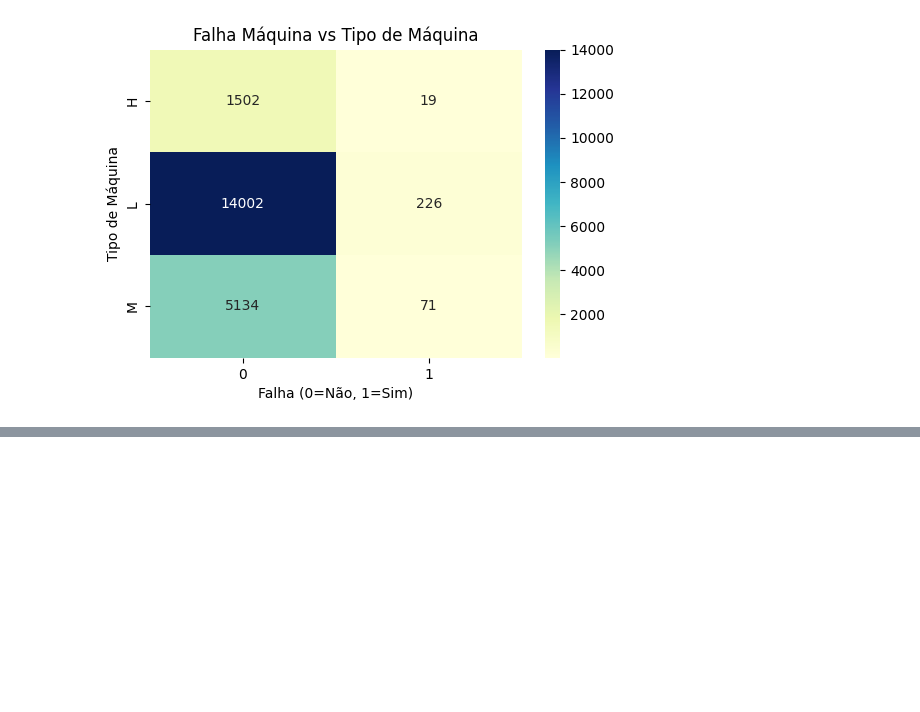
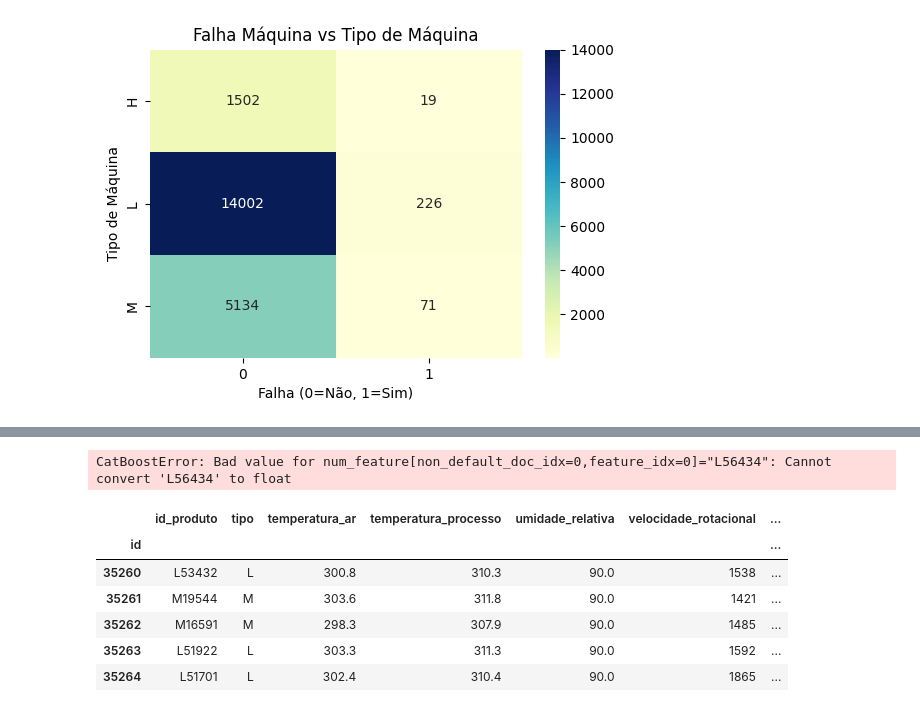
Before and after one commit to devryoshio/fiesc, a Jupyter notebook: Bootcamp Ciência de Dados e Inteligência Artificial.ipynb, the cells around one changed output, grey strips where cells are left out. Saved outputs shown, nothing was run; the diff lists cells and outputs as text; code cells hidden in the pictures; blank space fills up the shorter version.

```diff
--- a/Bootcamp Ciência de Dados e Inteligência Artificial.ipynb
+++ b/Bootcamp Ciência de Dados e Inteligência Artificial.ipynb
@@ -1104,0 +1246,28 @@ print(resultados_df)
+# %%
+from catboost import CatBoostClassifier
+
+# Definir features e alvo
+X = df.drop("falha_maquina", axis=1)
+y = df["falha_maquina"]
+
+# Criar modelo
+model = CatBoostClassifier(iterations=500, depth=6, learning_rate=0.1, eval_metric="F1", verbose=100)
+
+# Treinar
+model.fit(X, y, cat_features=["tipo"])  # "tipo" é categórica
+
+# Importância das features
+print(model.get_feature_importance())
+# %% [output]
+CatBoostError: Bad value for num_feature[non_default_doc_idx=0,feature_idx=0]="L56434": Cannot convert 'L56434' to float
+# %%
+df = pd.read_csv('dataset/bootcamp_test.csv', index_col=0)
+df.head()
+# %% [output]
+|  | id_produto | tipo | temperatura_ar | temperatura_processo | umidade_relativa | velocidade_rotacional | ... |
+| id |  |  |  |  |  |  | ... |
+| 35260 | L53432 | L | 300.8 | 310.3 | 90.0 | 1538 | ... |
+| 35261 | M19544 | M | 303.6 | 311.8 | 90.0 | 1421 | ... |
+| 35262 | M16591 | M | 298.3 | 307.9 | 90.0 | 1485 | ... |
+| 35263 | L51922 | L | 303.3 | 311.3 | 90.0 | 1592 | ... |
+| 35264 | L51701 | L | 302.4 | 310.4 | 90.0 | 1865 | ... |
```
Also changed, not shown: parts of 11 cells of this notebook.
